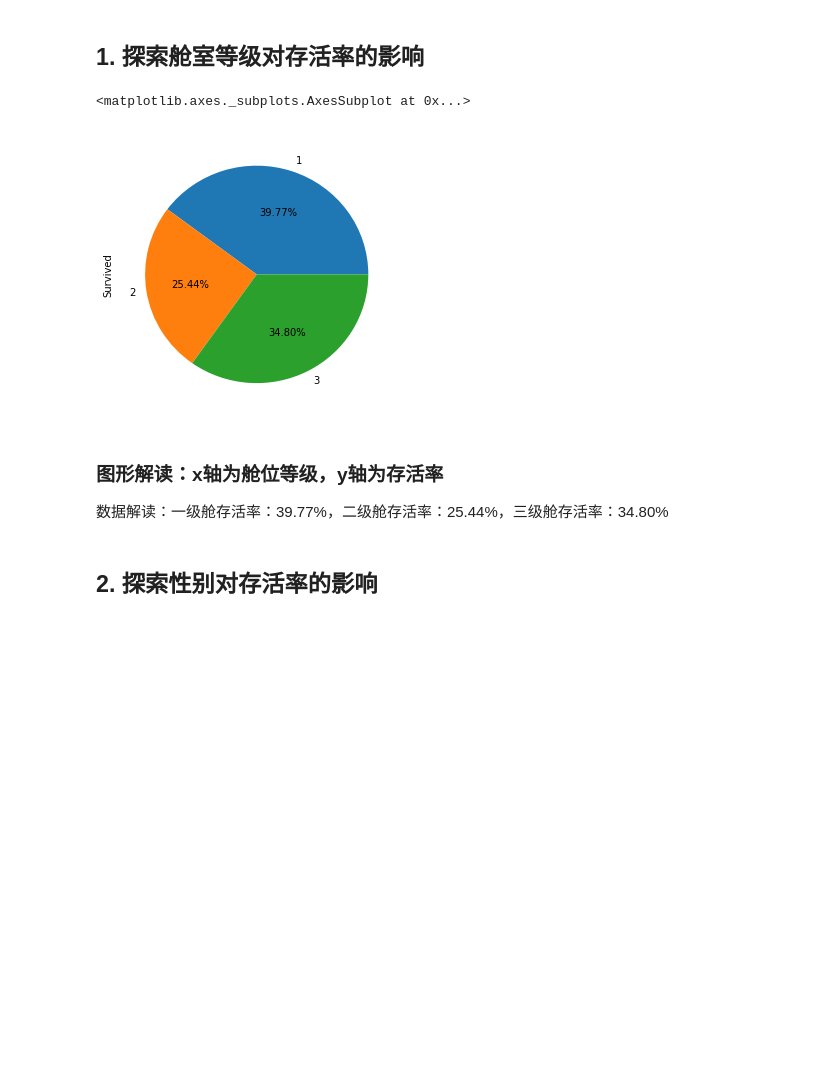
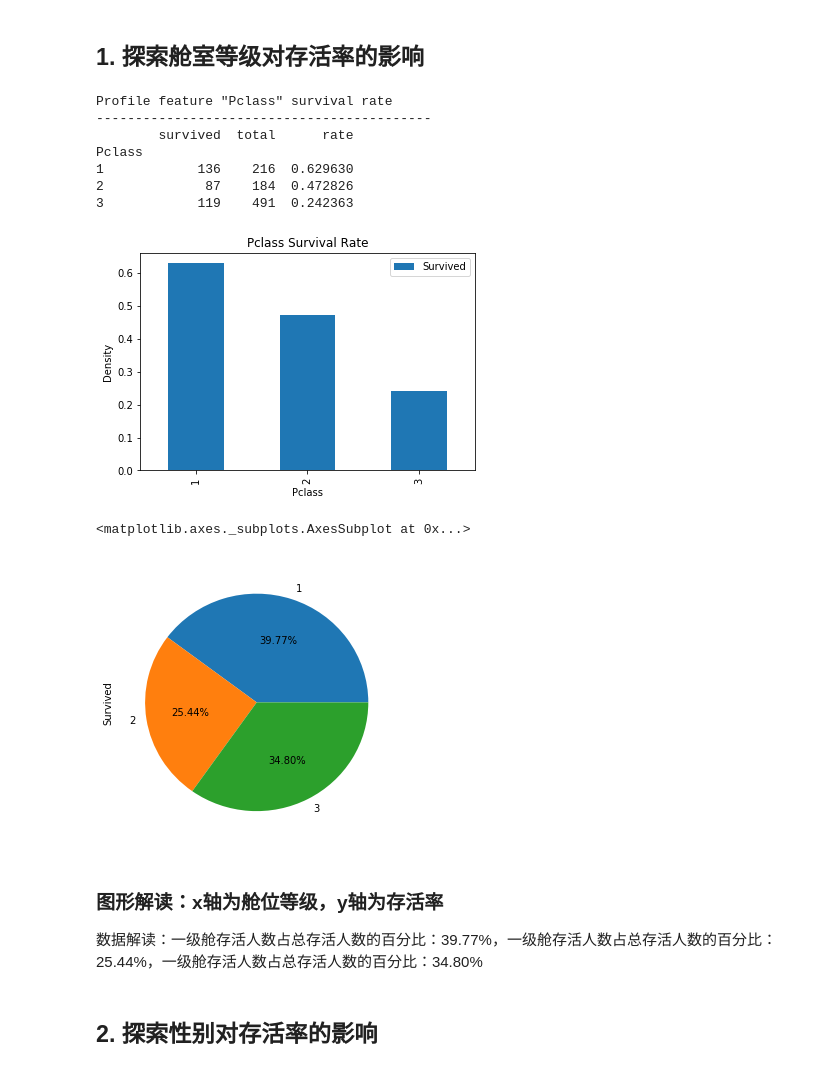
Before and after one commit to hopaz/UdacityMLBasic, a Jupyter notebook: p4/titanic_analysis.ipynb, the cells around one changed output. Saved outputs shown, nothing was run; the diff lists cells and outputs as text; code cells hidden in the pictures; blank space fills up the shorter version.

Commit message:
update pie chart notes

```diff
--- a/p4/titanic_analysis.ipynb
+++ b/p4/titanic_analysis.ipynb
@@ -188,16 +188,24 @@ def analyse_with_double_factor(title, x_axis, y_axis, survived, factor1, factor2
 # %% [markdown]
 ## 1. 探索舱室等级对存活率的影响
 # %%
-# analyse_with_one_factor( 'Pclass Survival Rate', "Pclass", DENSITY, SURVIVED, 'Pclass', )
+analyse_with_one_factor( 'Pclass Survival Rate', "Pclass", DENSITY, SURVIVED, 'Pclass', )
 
 titanic.groupby('Pclass')['Survived'].sum().plot.pie(figsize=(5,5), autopct='%.2f%%')
 # %% [output]
-<matplotlib.axes._subplots.AxesSubplot at 0x...>
+Profile feature "Pclass" survival rate
+-------------------------------------------
+        survived  total      rate
+Pclass
+1            136    216  0.629630
+2             87    184  0.472826
+3            119    491  0.242363
-[figure, old version]
+[figure, new version]
+<matplotlib.axes._subplots.AxesSubplot at 0x...>
+[figure, added]
 # %% [markdown]
 ### 图形解读：x轴为舱位等级，y轴为存活率
 
-数据解读：一级舱存活率：39.77%，二级舱存活率：25.44%，三级舱存活率：34.80%
+数据解读：一级舱存活人数占总存活人数的百分比：39.77%，一级舱存活人数占总存活人数的百分比：25.44%，一级舱存活人数占总存活人数的百分比：34.80%
 # %% [markdown]
 ## 2. 探索性别对存活率的影响
 # %%
```
Also changed, not shown: parts of 2 cells of this notebook.
